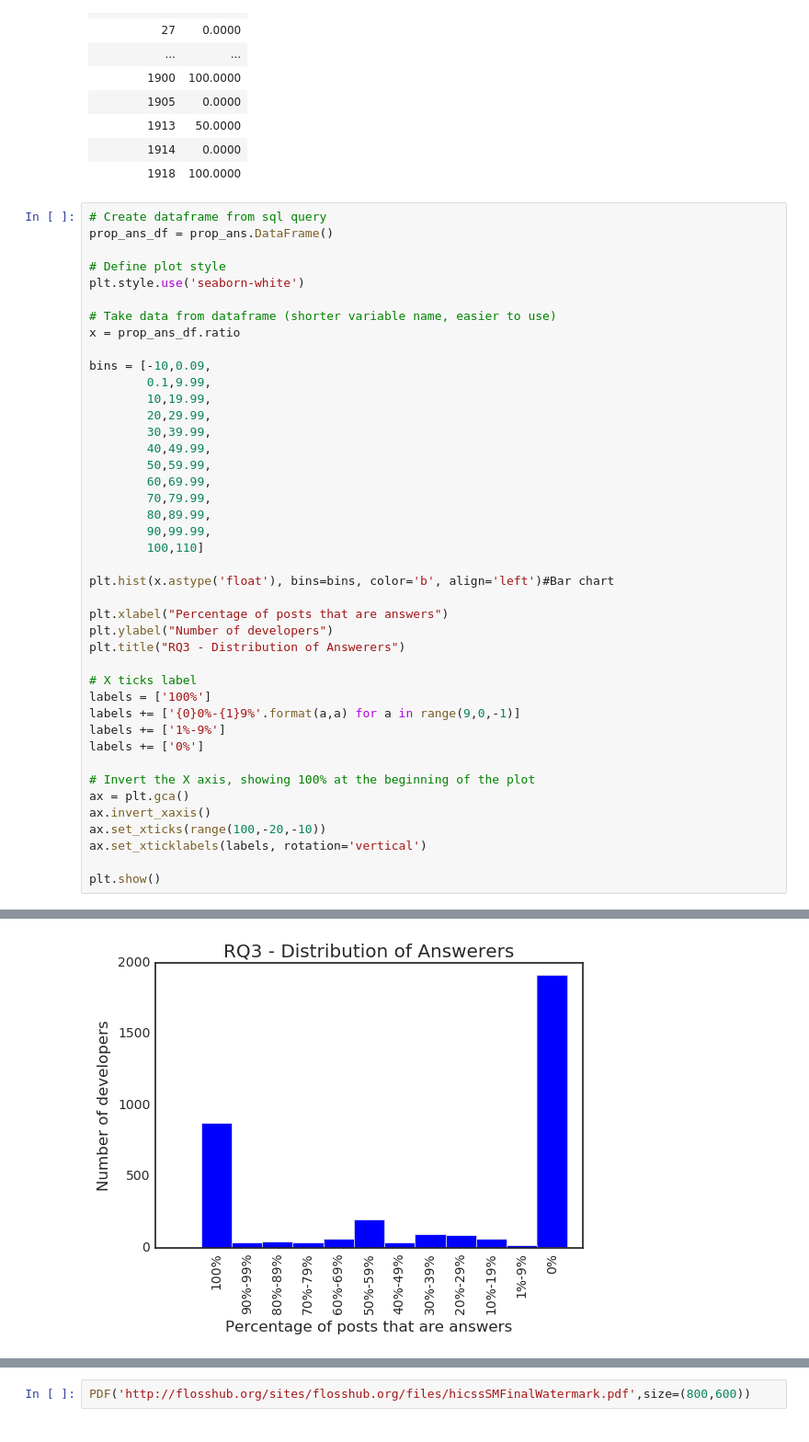
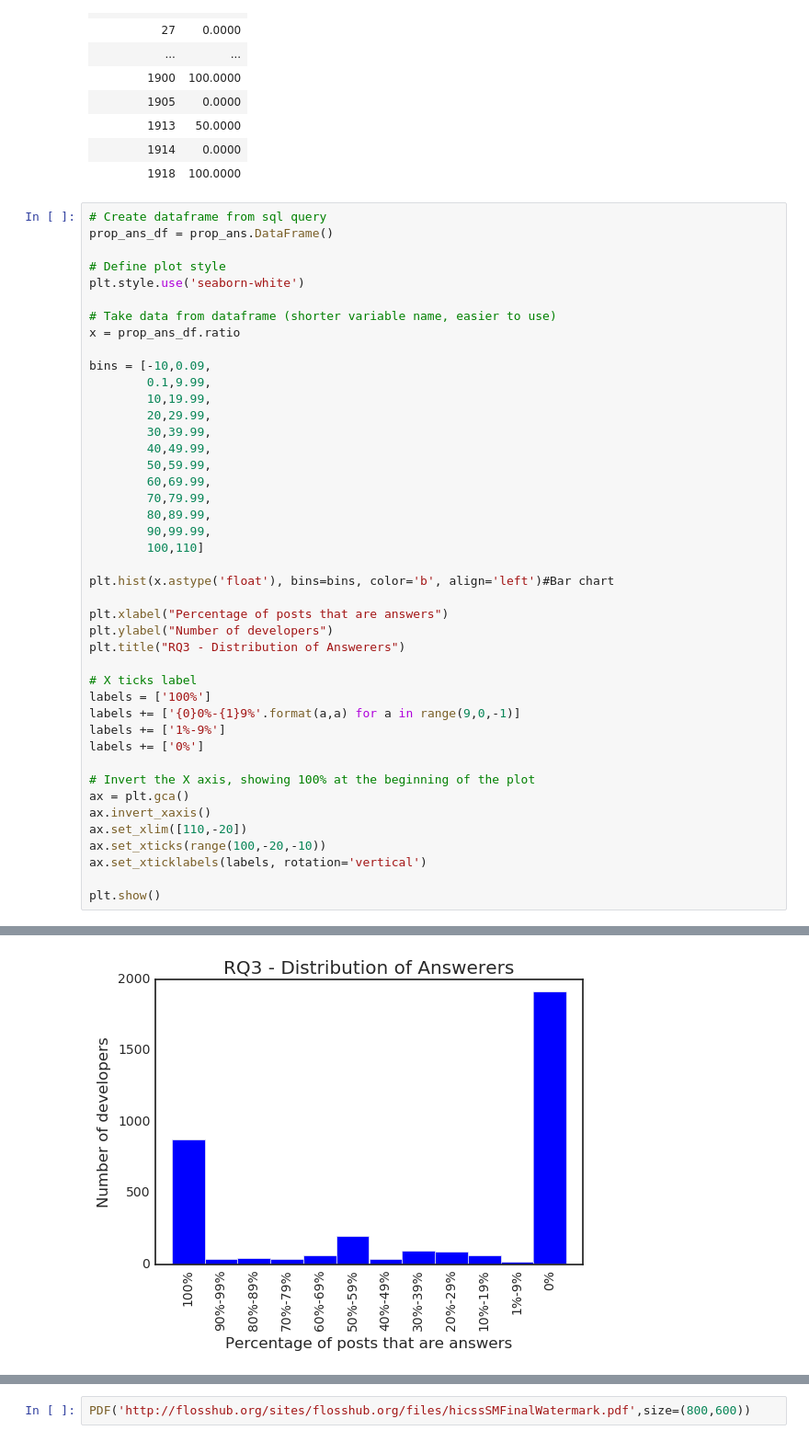
Before and after one commit to JavierCVilla/Master-bgde, a Jupyter notebook: sesion2/sesion2.ipynb, the cells around one changed output, grey strips where cells are left out. Shown at 92% size. Saved outputs shown, nothing was run; the diff lists cells and outputs as text.

```diff
--- a/sesion2/sesion2.ipynb
+++ b/sesion2/sesion2.ipynb
@@ -767,6 +767,7 @@ labels += ['0%']
 # Invert the X axis, showing 100% at the beginning of the plot
 ax = plt.gca()
 ax.invert_xaxis()
+ax.set_xlim([110,-20])
 ax.set_xticks(range(100,-20,-10))
 ax.set_xticklabels(labels, rotation='vertical')
 
@@ -776 +776 @@ plt.show()
-[figure, old version]
+[figure, new version]
```
Also changed, not shown: parts of 6 cells of this notebook.
